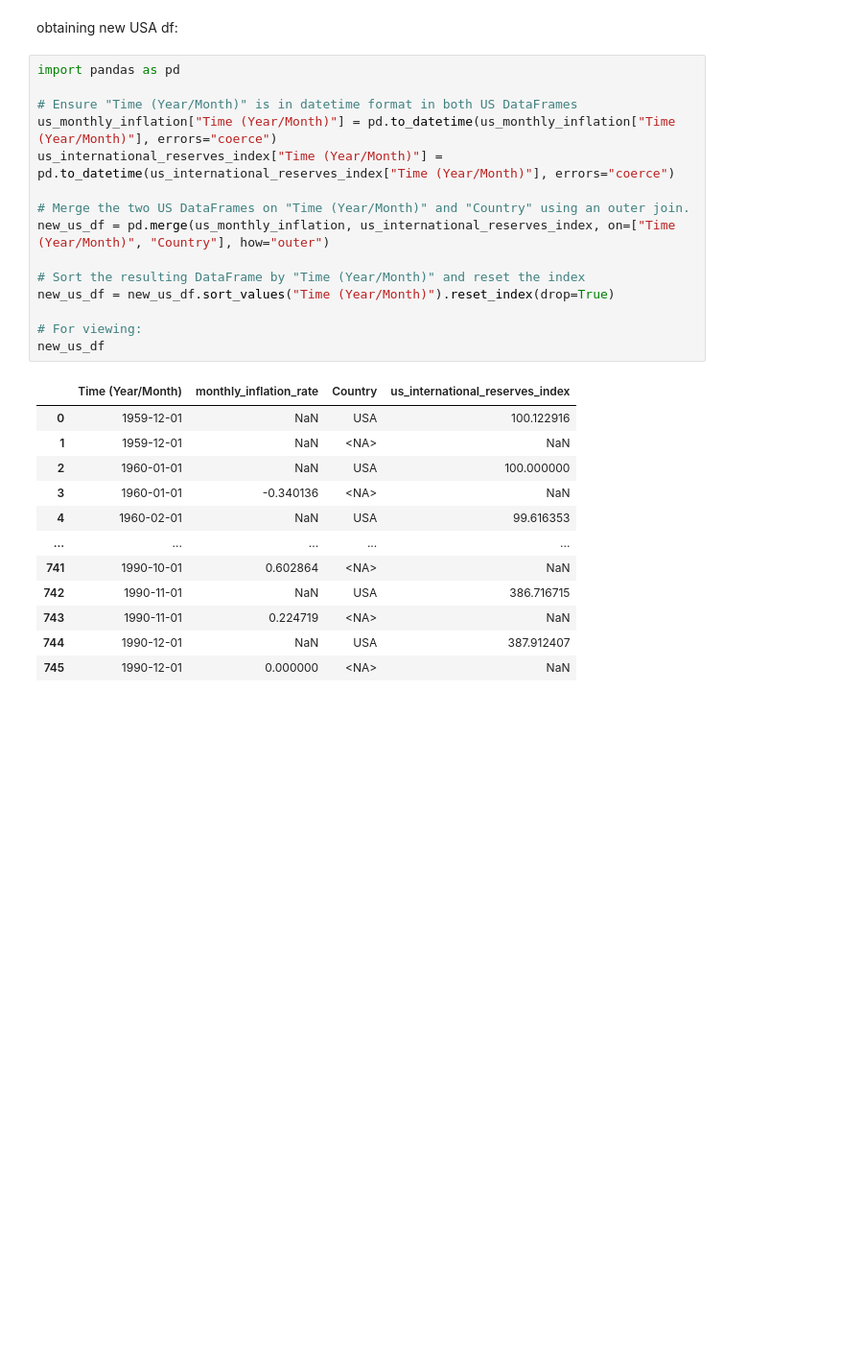
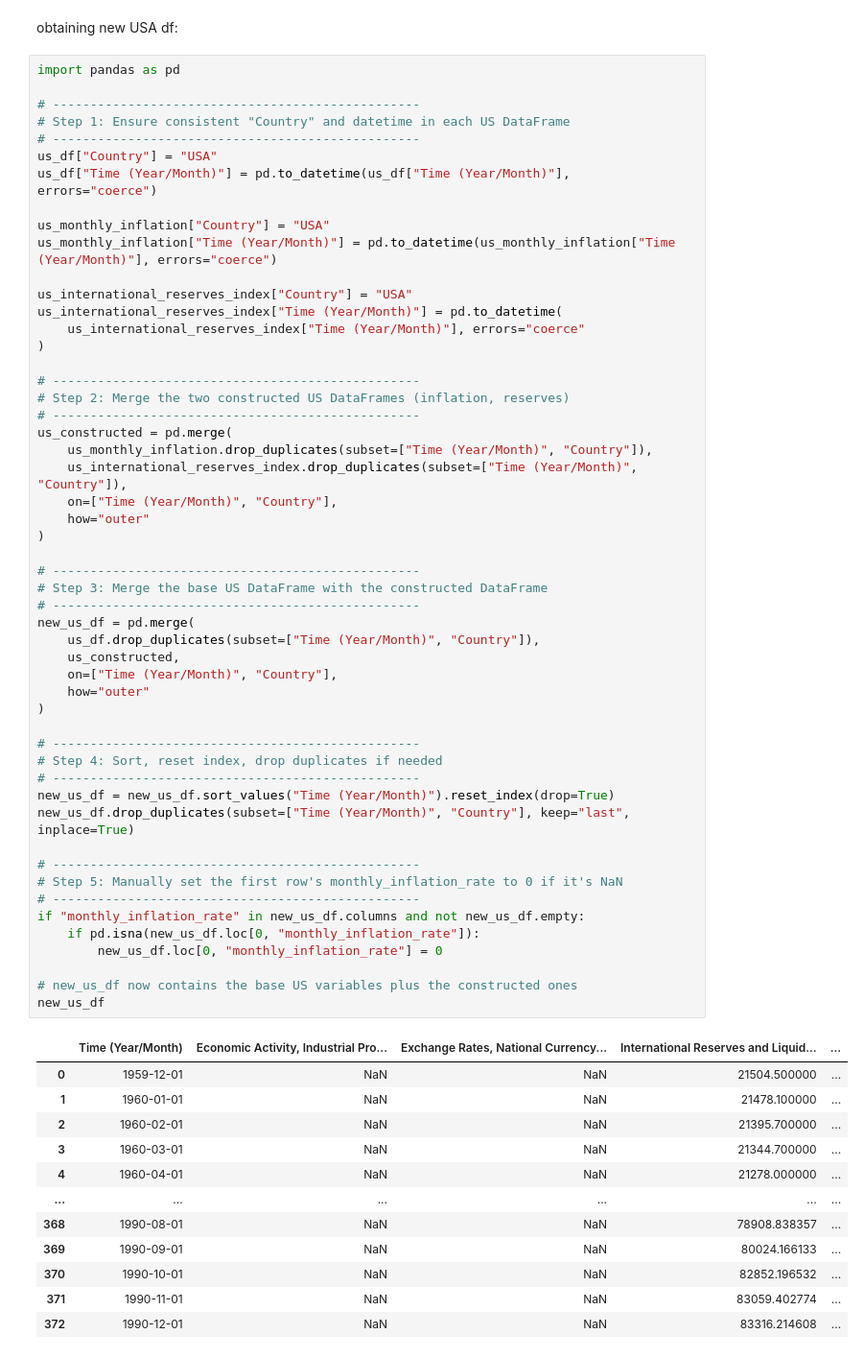
Before and after one commit to thoomkuzhymatthew/EC1B1_group28, a Jupyter notebook: code/DataCleaning.ipynb, the cells around one changed output. Shown at 96% size. Drawn from its saved outputs; the diff is of its cells as text; blank space fills up the shorter version.

```diff
--- a/code/DataCleaning.ipynb
+++ b/code/DataCleaning.ipynb
@@ -978,28 +939,65 @@ obtaining new USA df:
 # %%
 import pandas as pd
 
-# Ensure "Time (Year/Month)" is in datetime format in both US DataFrames
+# -------------------------------------------------
+# Step 1: Ensure consistent "Country" and datetime in each US DataFrame
+# -------------------------------------------------
+us_df["Country"] = "USA"
+us_df["Time (Year/Month)"] = pd.to_datetime(us_df["Time (Year/Month)"], errors="coerce")
+
+us_monthly_inflation["Country"] = "USA"
 us_monthly_inflation["Time (Year/Month)"] = pd.to_datetime(us_monthly_inflation["Time (Year/Month)"], errors="coerce")
-us_international_reserves_index["Time (Year/Month)"] = pd.to_datetime(us_international_reserves_index["Time (Year/Month)"], errors="coerce")
 
-# Merge the two US DataFrames on "Time (Year/Month)" and "Country" using an outer join.
-new_us_df = pd.merge(us_monthly_inflation, us_international_reserves_index, on=["Time (Year/Month)", "Country"], how="outer")
+us_international_reserves_index["Country"] = "USA"
+us_international_reserves_index["Time (Year/Month)"] = pd.to_datetime(
+    us_international_reserves_index["Time (Year/Month)"], errors="coerce"
+)
 
-# Sort the resulting DataFrame by "Time (Year/Month)" and reset the index
+# -------------------------------------------------
+# Step 2: Merge the two constructed US DataFrames (inflation, reserves)
+# -------------------------------------------------
+us_constructed = pd.merge(
+    us_monthly_inflation.drop_duplicates(subset=["Time (Year/Month)", "Country"]),
+    us_international_reserves_index.drop_duplicates(subset=["Time (Year/Month)", "Country"]),
+    on=["Time (Year/Month)", "Country"],
+    how="outer"
+)
+
+# -------------------------------------------------
+# Step 3: Merge the base US DataFrame with the constructed DataFrame
+# -------------------------------------------------
+new_us_df = pd.merge(
+    us_df.drop_duplicates(subset=["Time (Year/Month)", "Country"]),
+    us_constructed,
+    on=["Time (Year/Month)", "Country"],
+    how="outer"
+)
+
+# -------------------------------------------------
+# Step 4: Sort, reset index, drop duplicates if needed
+# -------------------------------------------------
 new_us_df = new_us_df.sort_values("Time (Year/Month)").reset_index(drop=True)
+new_us_df.drop_duplicates(subset=["Time (Year/Month)", "Country"], keep="last", inplace=True)
 
-# For viewing:
+# -------------------------------------------------
+# Step 5: Manually set the first row's monthly_inflation_rate to 0 if it's NaN
+# -------------------------------------------------
+if "monthly_inflation_rate" in new_us_df.columns and not new_us_df.empty:
+    if pd.isna(new_us_df.loc[0, "monthly_inflation_rate"]):
+        new_us_df.loc[0, "monthly_inflation_rate"] = 0
+
+# new_us_df now contains the base US variables plus the constructed ones
 new_us_df
 # %% [output]
-|  | Time (Year/Month) | monthly_inflation_rate | Country | us_international_reserves_index |
-| 0 | 1959-12-01 | NaN | USA | 100.122916 |
-| 1 | 1959-12-01 | NaN | <NA> | NaN |
-| 2 | 1960-01-01 | NaN | USA | 100.000000 |
-| 3 | 1960-01-01 | -0.340136 | <NA> | NaN |
-| 4 | 1960-02-01 | NaN | USA | 99.616353 |
-| ... | ... | ... | ... | ... |
-| 741 | 1990-10-01 | 0.602864 | <NA> | NaN |
-| 742 | 1990-11-01 | NaN | USA | 386.716715 |
-| 743 | 1990-11-01 | 0.224719 | <NA> | NaN |
-| 744 | 1990-12-01 | NaN | USA | 387.912407 |
-| 745 | 1990-12-01 | 0.000000 | <NA> | NaN |
+|  | Time (Year/Month) | Economic Activity, Industrial Pro... | Exchange Rates, National Currency... | International Reserves and Liquid... | ... |
+| 0 | 1959-12-01 | NaN | NaN | 21504.500000 | ... |
+| 1 | 1960-01-01 | NaN | NaN | 21478.100000 | ... |
+| 2 | 1960-02-01 | NaN | NaN | 21395.700000 | ... |
+| 3 | 1960-03-01 | NaN | NaN | 21344.700000 | ... |
+| 4 | 1960-04-01 | NaN | NaN | 21278.000000 | ... |
+| ... | ... | ... | ... | ... | ... |
+| 368 | 1990-08-01 | NaN | NaN | 78908.838357 | ... |
+| 369 | 1990-09-01 | NaN | NaN | 80024.166133 | ... |
+| 370 | 1990-10-01 | NaN | NaN | 82852.196532 | ... |
+| 371 | 1990-11-01 | NaN | NaN | 83059.402774 | ... |
+| 372 | 1990-12-01 | NaN | NaN | 83316.214608 | ... |
```
Also changed, not shown: parts of 15 cells of this notebook, 1 other file.
